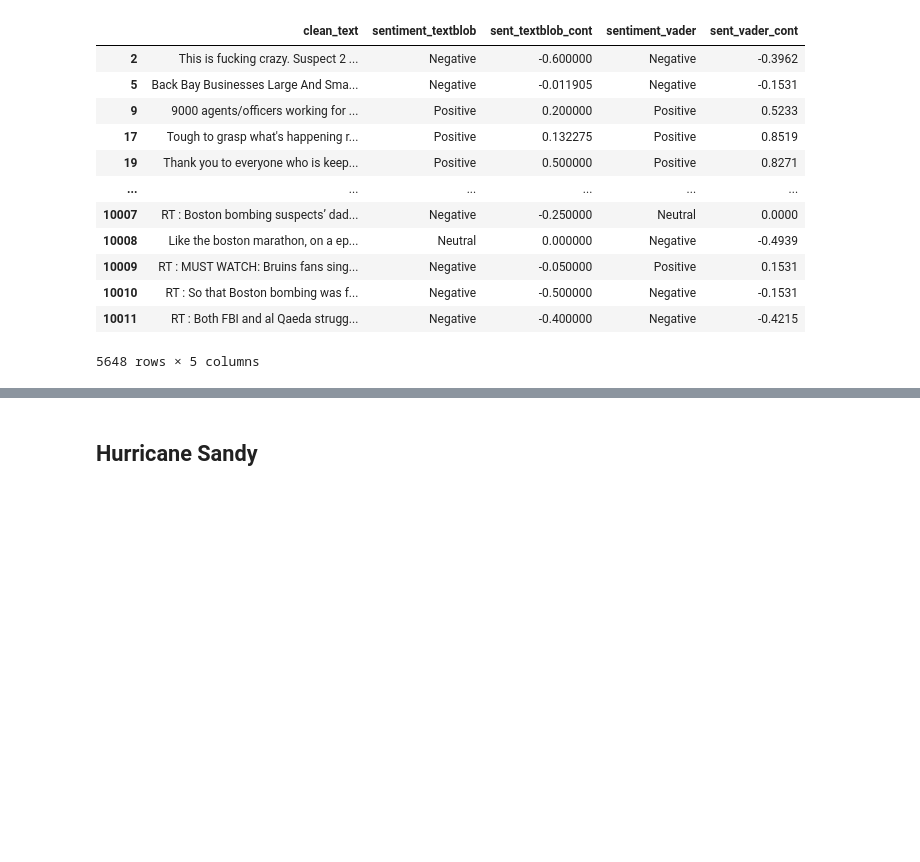
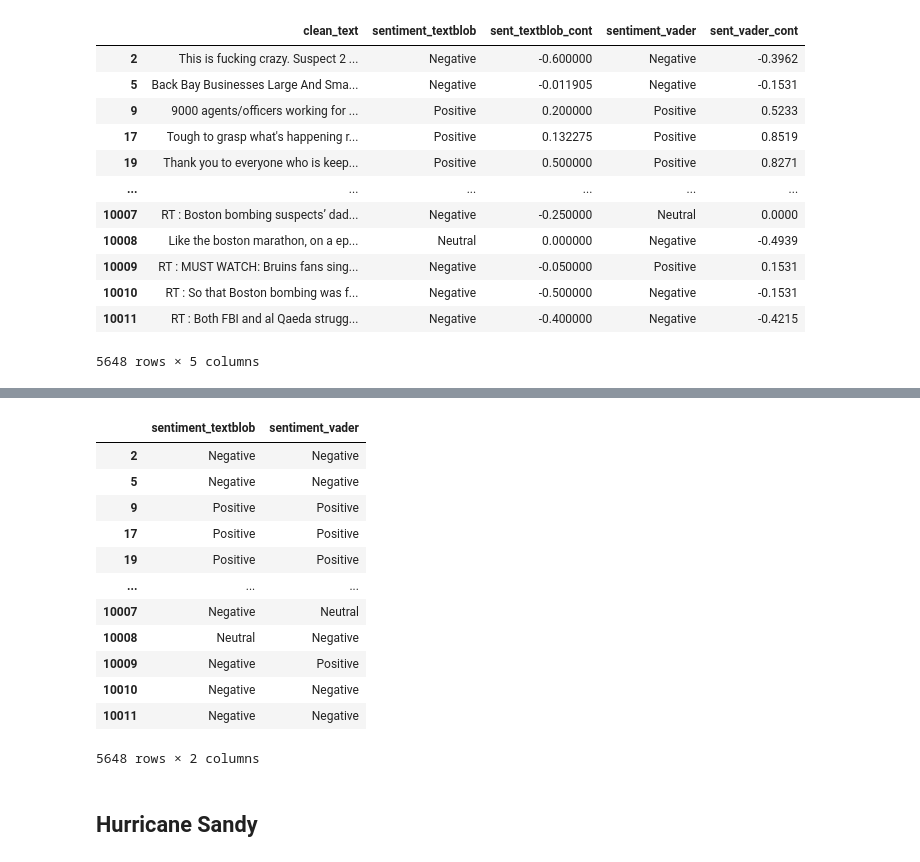
Before and after one commit to finnleyo/final-project-team-teal, a Jupyter notebook: final_project.ipynb, the cells around one changed output, grey strips where cells are left out. Drawn from its saved outputs; the diff is of its cells as text; code cells hidden in the pictures; blank space fills up the shorter version.

```diff
--- a/final_project.ipynb
+++ b/final_project.ipynb
@@ -228,3 +240,19 @@ bomb[["clean_text", "sentiment_textblob", "sent_textblob_cont", "sentiment_vader
+# %%
+bomb[["sentiment_textblob", "sentiment_vader"]]
+# %% [output]
+|  | sentiment_textblob | sentiment_vader |
+| 2 | Negative | Negative |
+| 5 | Negative | Negative |
+| 9 | Positive | Positive |
+| 17 | Positive | Positive |
+| 19 | Positive | Positive |
+| ... | ... | ... |
+| 10007 | Negative | Neutral |
+| 10008 | Neutral | Negative |
+| 10009 | Negative | Positive |
+| 10010 | Negative | Negative |
+| 10011 | Negative | Negative |
+5648 rows × 2 columns
 # %% [markdown]
 ## Hurricane Sandy
 # %%
```
Also changed, not shown: parts of 24 cells of this notebook.
